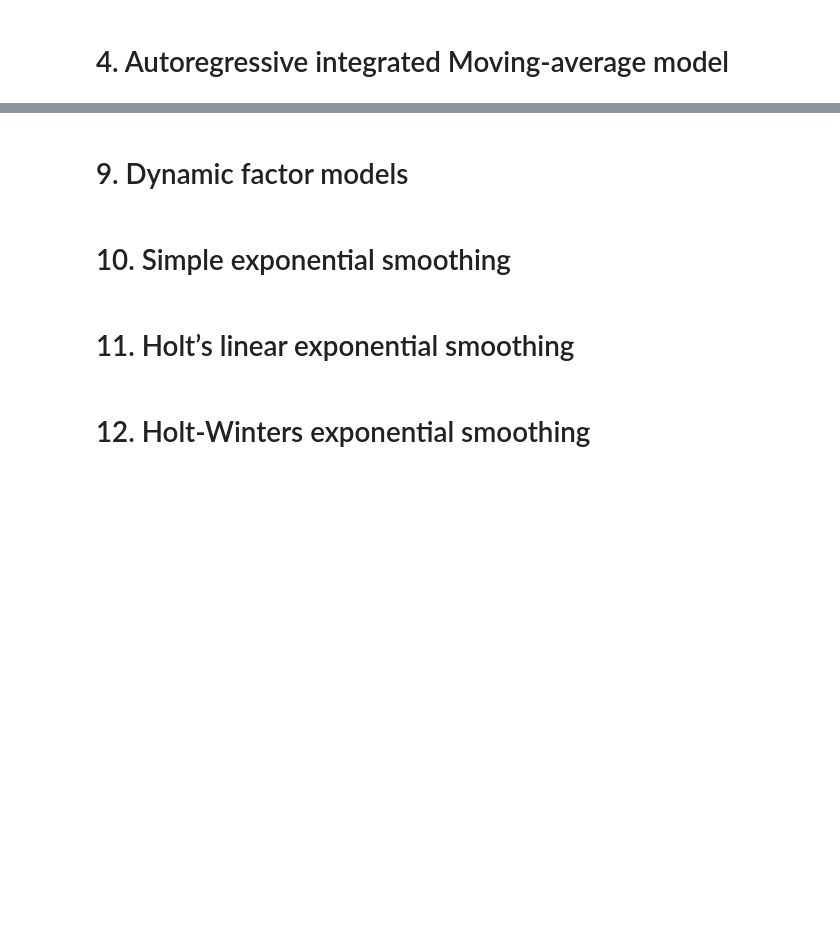
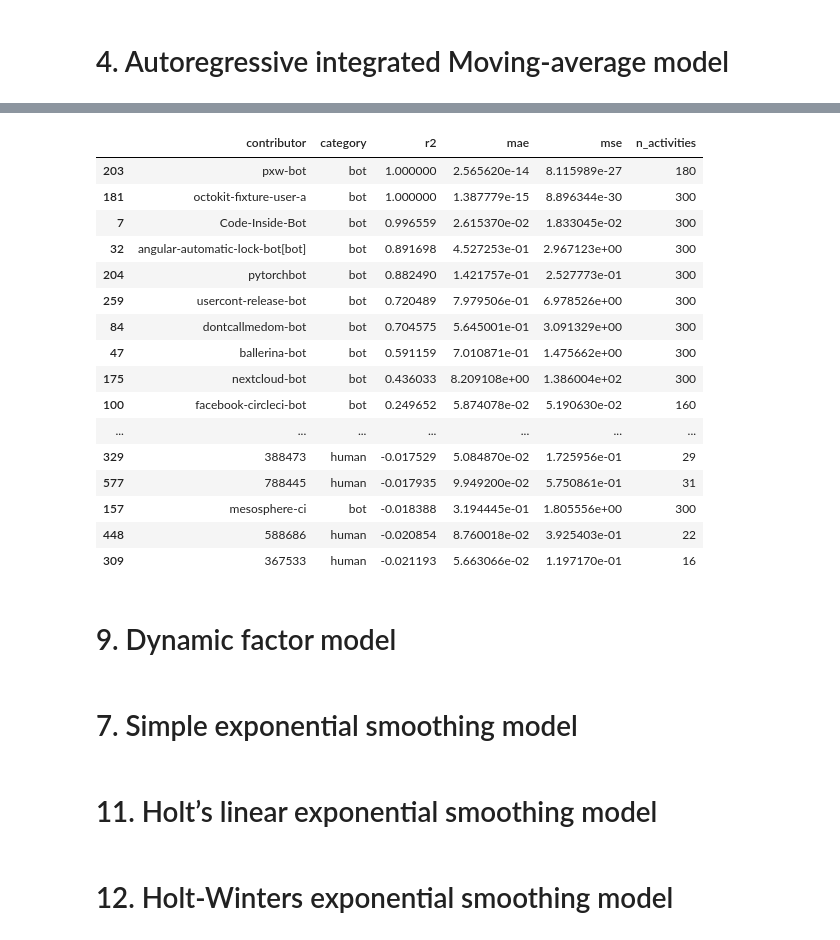
Before and after one commit to uhourri/GH-Bots-API, a Jupyter notebook: code/Models comparing using time sequences.ipynb, the cells around one changed output, grey strips where cells are left out. Saved outputs shown, nothing was run; the diff lists cells and outputs as text; code cells hidden in the pictures; blank space fills up the shorter version.

```diff
--- a/code/Models comparing using time sequences.ipynb
+++ b/code/Models comparing using time sequences.ipynb
@@ -349,0 +485,54 @@ print(f'MAE: {mae:.2f}')
+# %%
+def uc_model(contributor):
+
+    print(contributor['contributor'].iloc[0])
+
+    # Spliting the data into training and testing sets for time series forecasting, using a time-based split with split size = 0.9
+    train, test = (
+        contributor.apply(lambda x: x[:int(0.9*len(x))]),
+        contributor.apply(lambda x: x[int(0.9*len(x)):])
+    )
+
+    # Set the frequency of the index to hourly
+    train.index.freq = 'H'
+
+    # Fit the model
+    model = UnobservedComponents(train['n_activities'], level=True, seasonal=24).fit(disp=False, method='lbfgs')
+
+    # Forecast the test set
+    predictions = model.predict(start=len(train), end=len(train)+len(test)-1)
+
+    # Create a series for evaluation metrics and sum of activities
+    metrics = pd.Series({
+        'contributor': contributor['contributor'].iloc[0],
+        'category': contributor['category'].iloc[0],
+        'r2': r2_score(test['n_activities'], predictions),
+        'mae': mean_absolute_error(test['n_activities'], predictions),
+        'mse': mean_squared_error(test['n_activities'], predictions),
+        'n_activities': contributor['n_activities'].sum()
+    })
+
+    return metrics
+# %%
+# Apply the function to each contributor
+uc_results = data.groupby(['category', 'contributor']).apply(uc_model).reset_index(drop=True)
+# %%
+uc_results.sort_values(by='r2', ascending=False).head(40)
+# %% [output]
+|  | contributor | category | r2 | mae | mse | n_activities |
+| 203 | pxw-bot | bot | 1.000000 | 2.565620e-14 | 8.115989e-27 | 180 |
+| 181 | octokit-fixture-user-a | bot | 1.000000 | 1.387779e-15 | 8.896344e-30 | 300 |
+| 7 | Code-Inside-Bot | bot | 0.996559 | 2.615370e-02 | 1.833045e-02 | 300 |
+| 32 | angular-automatic-lock-bot[bot] | bot | 0.891698 | 4.527253e-01 | 2.967123e+00 | 300 |
+| 204 | pytorchbot | bot | 0.882490 | 1.421757e-01 | 2.527773e-01 | 300 |
+| 259 | usercont-release-bot | bot | 0.720489 | 7.979506e-01 | 6.978526e+00 | 300 |
+| 84 | dontcallmedom-bot | bot | 0.704575 | 5.645001e-01 | 3.091329e+00 | 300 |
+| 47 | ballerina-bot | bot | 0.591159 | 7.010871e-01 | 1.475662e+00 | 300 |
+| 175 | nextcloud-bot | bot | 0.436033 | 8.209108e+00 | 1.386004e+02 | 300 |
+| 100 | facebook-circleci-bot | bot | 0.249652 | 5.874078e-02 | 5.190630e-02 | 160 |
+| ... | ... | ... | ... | ... | ... | ... |
+| 329 | 388473 | human | -0.017529 | 5.084870e-02 | 1.725956e-01 | 29 |
+| 577 | 788445 | human | -0.017935 | 9.949200e-02 | 5.750861e-01 | 31 |
+| 157 | mesosphere-ci | bot | -0.018388 | 3.194445e-01 | 1.805556e+00 | 300 |
+| 448 | 588686 | human | -0.020854 | 8.760018e-02 | 3.925403e-01 | 22 |
+| 309 | 367533 | human | -0.021193 | 5.663066e-02 | 1.197170e-01 | 16 |
@@ -350,8 +541,8 @@ print(f'MAE: {mae:.2f}')
 # %% [markdown]
-# 9. Dynamic factor models
+# 9. Dynamic factor model
 # %% [markdown]
-# 10. Simple exponential smoothing
+# 7. Simple exponential smoothing model
 # %% [markdown]
-# 11. Holt’s linear exponential smoothing
+# 11. Holt’s linear exponential smoothing model
 # %% [markdown]
-# 12. Holt-Winters exponential smoothing
+# 12. Holt-Winters exponential smoothing model
```
Also changed, not shown: parts of 30 cells of this notebook, 2 other files.
